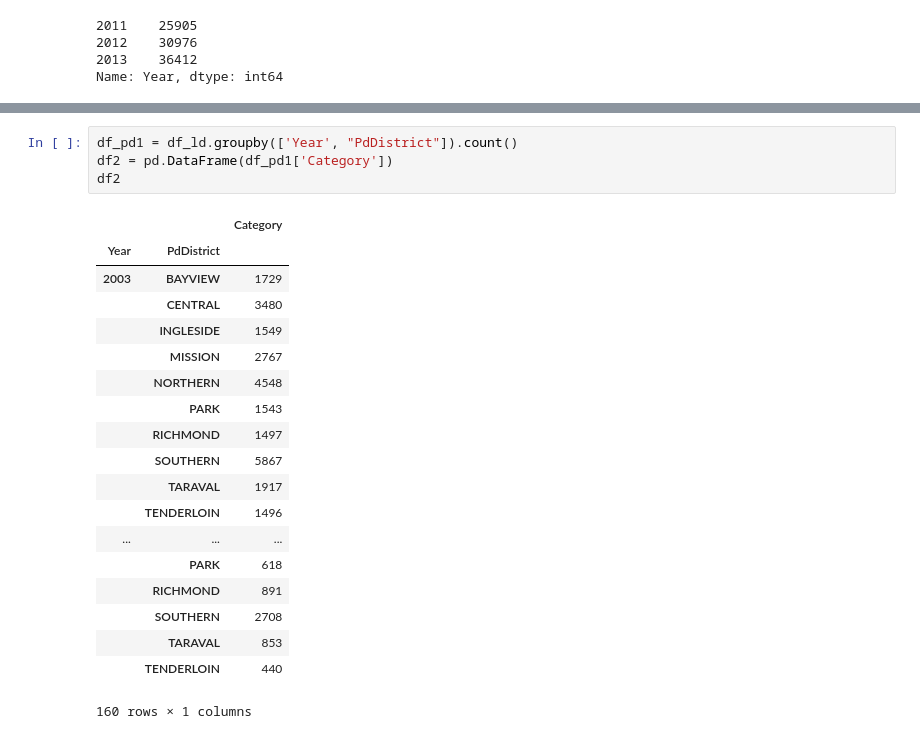
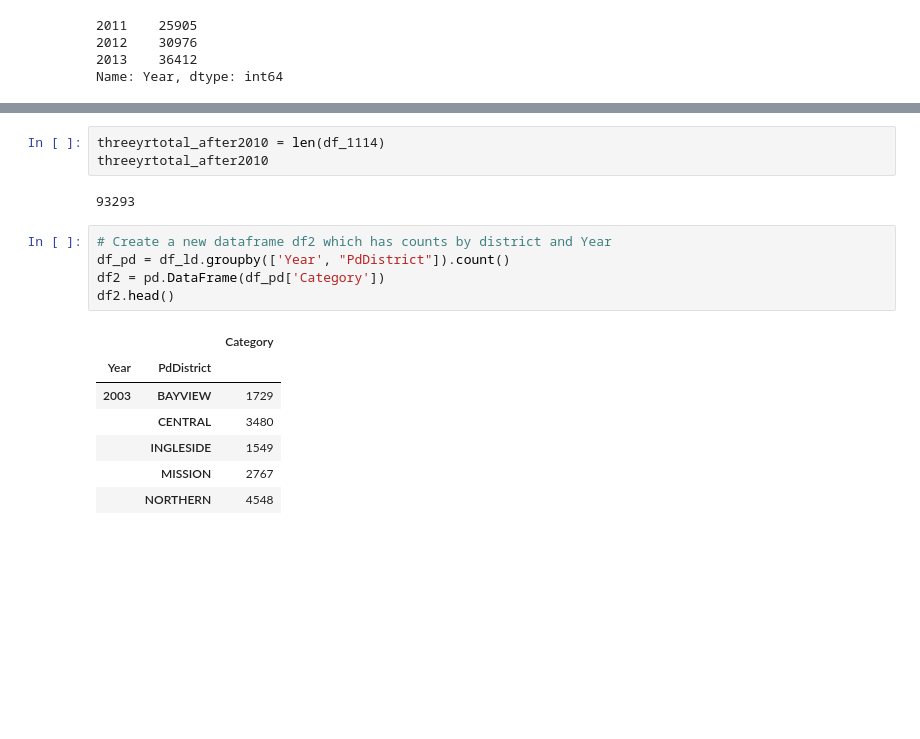
Before and after one commit to aartimathur/ucbproject1, a Jupyter notebook: latest 3-28.ipynb, the cells around one changed output, grey strips where cells are left out. Saved outputs shown, nothing was run; the diff lists cells and outputs as text; blank space fills up the shorter version.

```diff
--- a/latest 3-28.ipynb
+++ b/latest 3-28.ipynb
@@ -163,24 +136,18 @@ Name: PdDistrict, dtype: int64
+# %%
+threeyrtotal_after2010 = len(df_1114)
+threeyrtotal_after2010
+# %% [output]
+93293
 # %%
-df_pd1 = df_ld.groupby(['Year', "PdDistrict"]).count()
-df2 = pd.DataFrame(df_pd1['Category'])
-df2
+# Create a new dataframe df2 which has counts by district and Year
+df_pd = df_ld.groupby(['Year', "PdDistrict"]).count()
+df2 = pd.DataFrame(df_pd['Category'])
+df2.head()
 # %% [output]
 |  |  | Category |
 | Year | PdDistrict |  |
 | 2003 | BAYVIEW | 1729 |
 |  | CENTRAL | 3480 |
 |  | INGLESIDE | 1549 |
 |  | MISSION | 2767 |
 |  | NORTHERN | 4548 |
-|  | PARK | 1543 |
-|  | RICHMOND | 1497 |
-|  | SOUTHERN | 5867 |
-|  | TARAVAL | 1917 |
-|  | TENDERLOIN | 1496 |
-| ... | ... | ... |
-|  | PARK | 618 |
-|  | RICHMOND | 891 |
-|  | SOUTHERN | 2708 |
-|  | TARAVAL | 853 |
-|  | TENDERLOIN | 440 |
-160 rows × 1 columns
```
Also changed, not shown: parts of 32 cells of this notebook.
